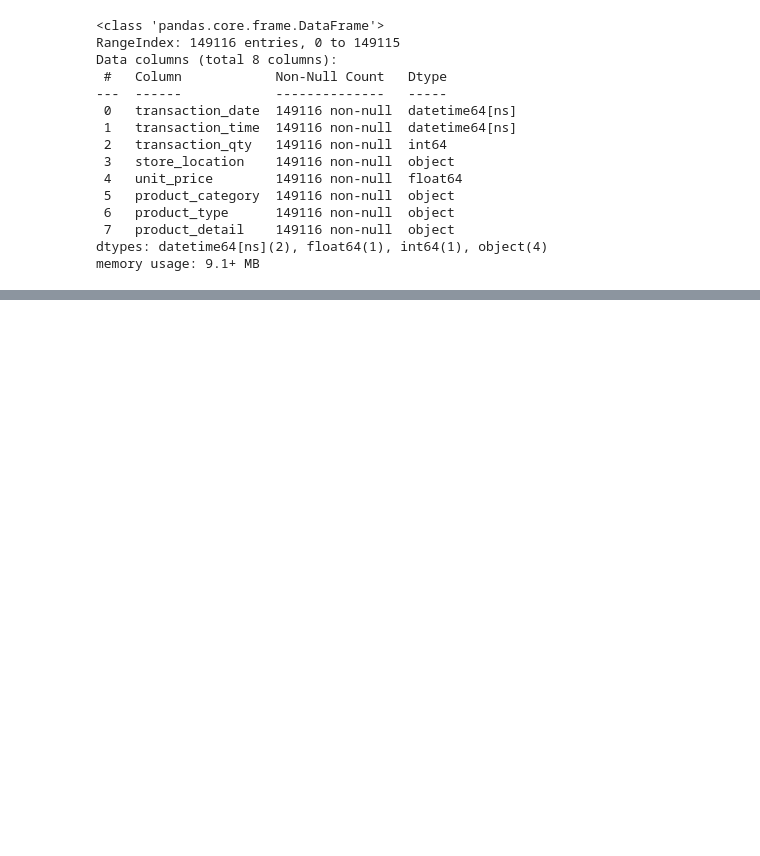
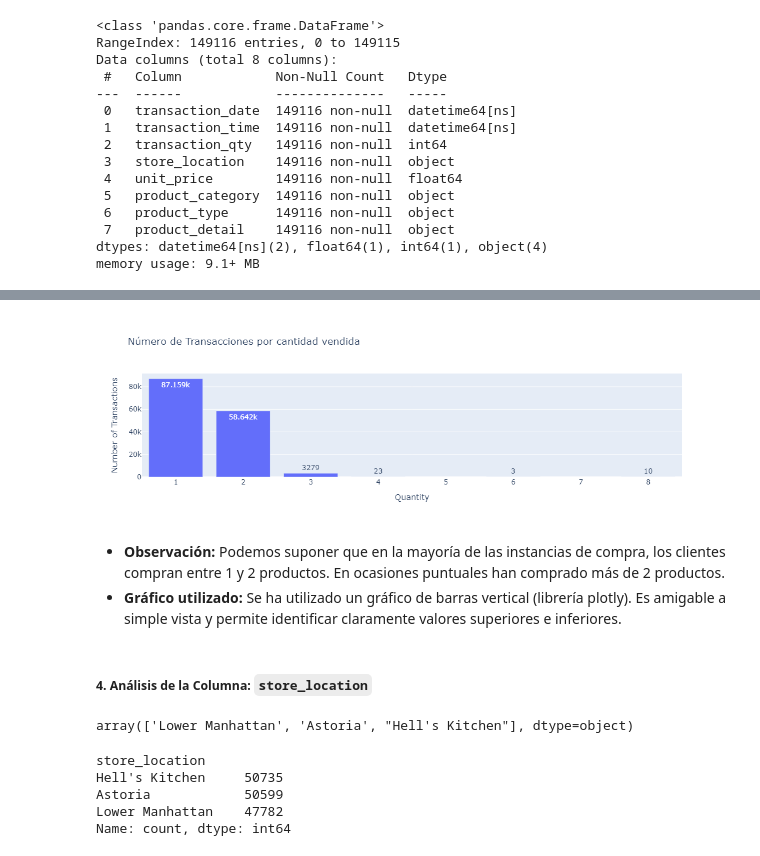
Before and after one commit to Erick0407/proyecto_final_py, a Jupyter notebook: Notebooks/03_Analisis_visualizaciones.ipynb, the cells around one changed output, grey strips where cells are left out. Cells and saved outputs as stored; diff of their text form; code cells hidden in the pictures; blank space fills up the shorter version.

```diff
--- a/Notebooks/03_Analisis_visualizaciones.ipynb
+++ b/Notebooks/03_Analisis_visualizaciones.ipynb
@@ -142,0 +284,4 @@ df.head()
+# %%
+# Revisamos las transacciones totales cantidad de producto vendido
+sales_qty = df["transaction_qty"].value_counts()
+sales_qty
@@ -142,0 +297,31 @@ df.head()
+# %%
+# Configuración gráfico
+fig = px.bar(x=sales_qty.index, y=sales_qty.values,
+             labels={'x': 'Quantity', 'y': 'Number of Transactions'},
+             title='Número de Transacciones por cantidad vendida',
+             text_auto=True)
+
+# Mostrar el gráfico
+fig.show()
+# %% [output]
+[figure, added]
+# %% [markdown]
+- **Observación:** Podemos suponer que en la mayoría de las instancias de compra, los clientes compran entre 1 y 2 productos. En ocasiones puntuales han comprado más de 2 productos.
+- **Gráfico utilizado:** Se ha utilizado un gráfico de barras vertical (librería plotly). Es amigable a simple vista y permite identificar claramente valores superiores e inferiores.
+# %% [markdown]
+##### 4. Análisis de la Columna: **`store_location`**
+# %%
+# Revisámos valores únicos
+df["store_location"].unique()
+# %% [output]
+array(['Lower Manhattan', 'Astoria', "Hell's Kitchen"], dtype=object)
+# %%
+# Revisamos las transacciones totales por tienda
+store_qty = df["store_location"].value_counts()
+store_qty
+# %% [output]
+store_location
+Hell's Kitchen     50735
+Astoria            50599
+Lower Manhattan    47782
+Name: count, dtype: int64
```
Also changed, not shown: parts of 34 cells of this notebook.
